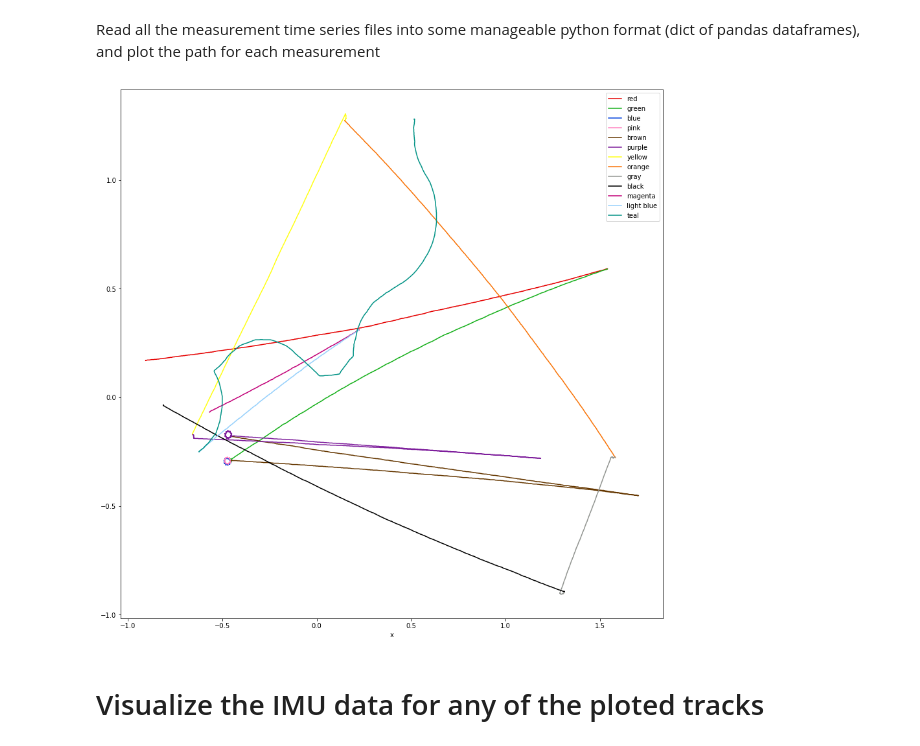
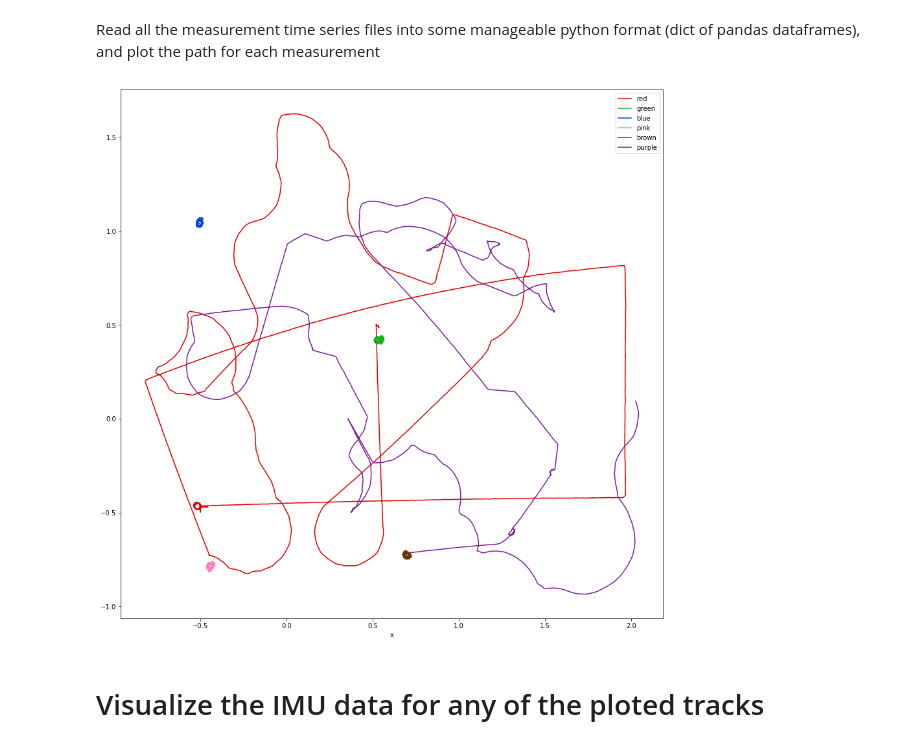
Before and after one commit to gergelyhunyady/DL_HW, a Jupyter notebook: Code/data_loader.ipynb, the cells around one changed output. Cells and saved outputs as stored; diff of their text form; code cells hidden in the pictures.

```diff
--- a/Code/data_loader.ipynb
+++ b/Code/data_loader.ipynb
@@ -26,38 +26,38 @@ f, ax = plt.subplots(1, 1)
 colors = ['xkcd:red', 'xkcd:green', 'xkcd:blue', 'xkcd:pink', 'xkcd:brown', 'xkcd:purple', 'xkcd:yellow', 'xkcd:orange',
           'xkcd:gray', 'xkcd:black', 'xkcd:magenta', 'xkcd:light blue', 'xkcd:teal', 'xkcd:light green']
 # empty dict, that will be filled later when reading files, key: value pairs will be color: file_timestamp pairs,
 # so later we can find measurement date by color
 color_mapping = {}
 # empty dict, that will be filled with the measurement data later when reading files
 data_dict = {}
 # indexer for color list
 i = 0
 #iterate through all files in the measurement folder
-for FILE_NAME in os.listdir('..\\DATA\\RAW\\Measure_01'):
+for FILE_NAME in os.listdir('..\\DATA\\RAW\\Measure_02'):
     # if its an imu file -> read with the given column names and save to the data_dict under [original timestamp]['IMU'] keys
     if FILE_NAME[-7:-4] == 'IMU':
-        imu_data = pd.read_csv('..\\DATA\\RAW\\Measure_01\\' + FILE_NAME,
+        imu_data = pd.read_csv('..\\DATA\\RAW\\Measure_02\\' + FILE_NAME,
                                sep='\t',
                                decimal=',',
                                names=['time', 'acc0', 'acc1', 'acc2', 'gyro0', 'gyro1', 'gyro2', 'mag0', 'mag1', 'mag2'])
         data_dict[FILE_NAME[:-8]] = {}
         data_dict[FILE_NAME[:-8]]['IMU'] = imu_data
     # if its a mocap file -> read with the given column names and save to the data_dict under [original timestamp]['MoCap'] keys
     elif FILE_NAME[-9:-4] == 'MoCap':
-        mocap_data = pd.read_csv('..\\DATA\\RAW\\Measure_01\\' + FILE_NAME,
+        mocap_data = pd.read_csv('..\\DATA\\RAW\\Measure_02\\' + FILE_NAME,
                                  sep='\t',
                                  decimal=',',
-                                 names=['time', 'x', 'y', 'z', 'tracked', 'beta'])
+                                 names=['time', 'x', 'y', 'z', 'tracked', 'orientation', 'Qx', 'Qy', 'Qz', 'Qw'])
         data_dict[FILE_NAME[:-10]]['MoCap'] = mocap_data
         # save the corresponding timestamp to the color and vice versa
         color_mapping[colors[i][5:]] = FILE_NAME[:-10]
         data_dict[FILE_NAME[:-10]]['color'] = colors[i][5:]
         # add the track with the given color to the plot
         mocap_data.plot(x='x', y='z', color=colors[i], figsize=(15,15), label=colors[i][5:], ax=ax)
         # increase the indexer, so next time a new color will be used
         i+=1
 # %% [output]
-[figure, old version]
+[figure, new version]
 # %% [markdown]
 # Visualize the IMU data for any of the ploted tracks
 # %%
```
Also changed, not shown: parts of 7 cells of this notebook.
